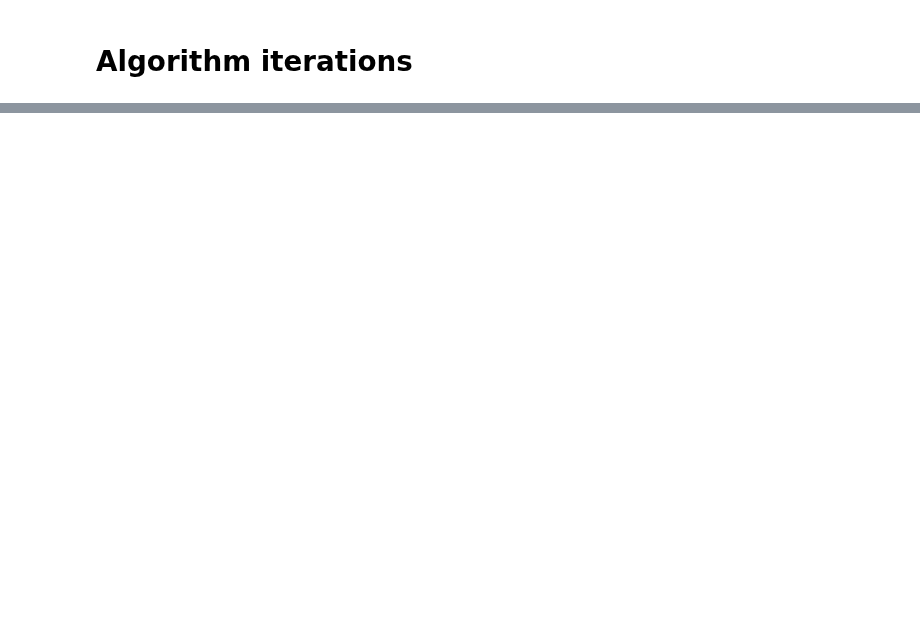
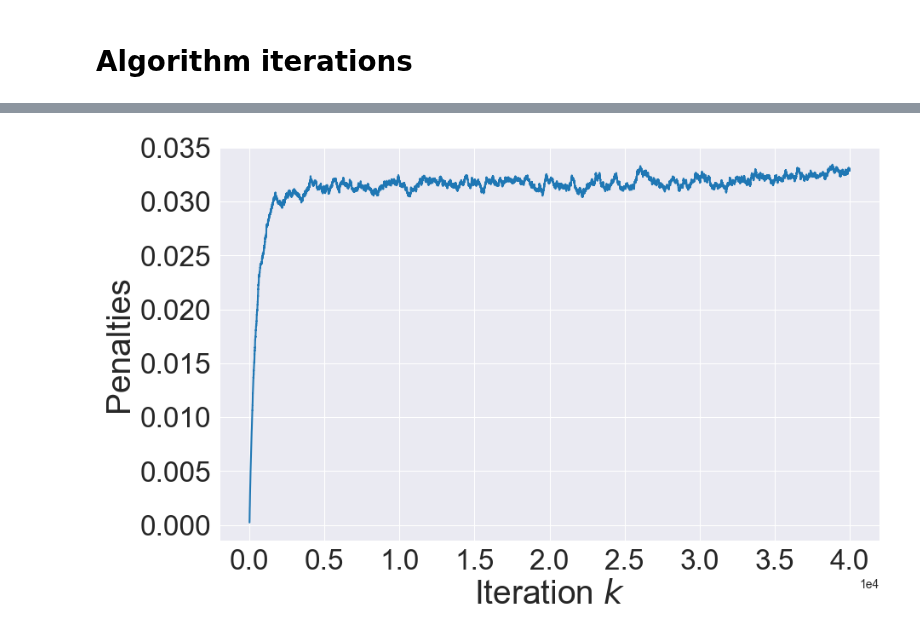
Before and after one commit to karl-hajjar/pop-conic, a Jupyter notebook: pop_conic/notebooks/pop-conic-2-steps.ipynb, the cells around one changed output, grey strips where cells are left out. Saved outputs shown, nothing was run; the diff lists cells and outputs as text; code cells hidden in the pictures; blank space fills up the shorter version.

```diff
--- a/pop_conic/notebooks/pop-conic-2-steps.ipynb
+++ b/pop_conic/notebooks/pop-conic-2-steps.ipynb
@@ -60,7 +63,11 @@ b_star = 2 * np.random.uniform(size=(m, INPUT_DIM)) - 1 - eps * np.random.normal
 # %%
 # Data
 x_train = np.random.normal(size=(N_TRAIN, INPUT_DIM))
+train_norms = np.linalg.norm(x_train, axis=1, ord=2, keepdims=True)
+x_train = x_train / train_norms
 y_train = forward(a_star, b_star, x_train)
 
-x_val = np.random.normal(size=(N_VAL, INPUT_DIM))
+x_val = np.random.normal(size=(N_VAL, INPUT_DIM)) / np.sqrt(INPUT_DIM)
+val_norms = np.linalg.norm(x_val, axis=1, ord=2, keepdims=True)
+x_val = x_val / val_norms
 y_val = forward(a_star, b_star, x_val)
@@ -601,0 +297,20 @@ plt.show()
+# %%
+plt.figure(figsize=(10, 6))
+marker = None #'o'
+#plt.xscale('log')
+#plt.yscale('log')
+
+train_penalties = penalized_train_losses - train_losses
+
+plt.plot(np.arange(len(train_penalties)), train_penalties, label='train')
+
+plt.xlabel('Iteration $k$', fontsize=28)
+plt.ylabel('Penalties', fontsize=28)
+plt.ticklabel_format(style='sci', axis='x', scilimits=(0,0))
+plt.xticks(fontsize=24)
+plt.yticks(fontsize=24)
+#plt.legend(fontsize=18)
+#plt.savefig(os.path.join(FIGURES_DIR, 'losses-ista-10-1.png'), bbox_inches='tight')
+plt.show()
+# %% [output]
+[figure, added]
```
Also changed, not shown: parts of 56 cells of this notebook, 2 other files.
